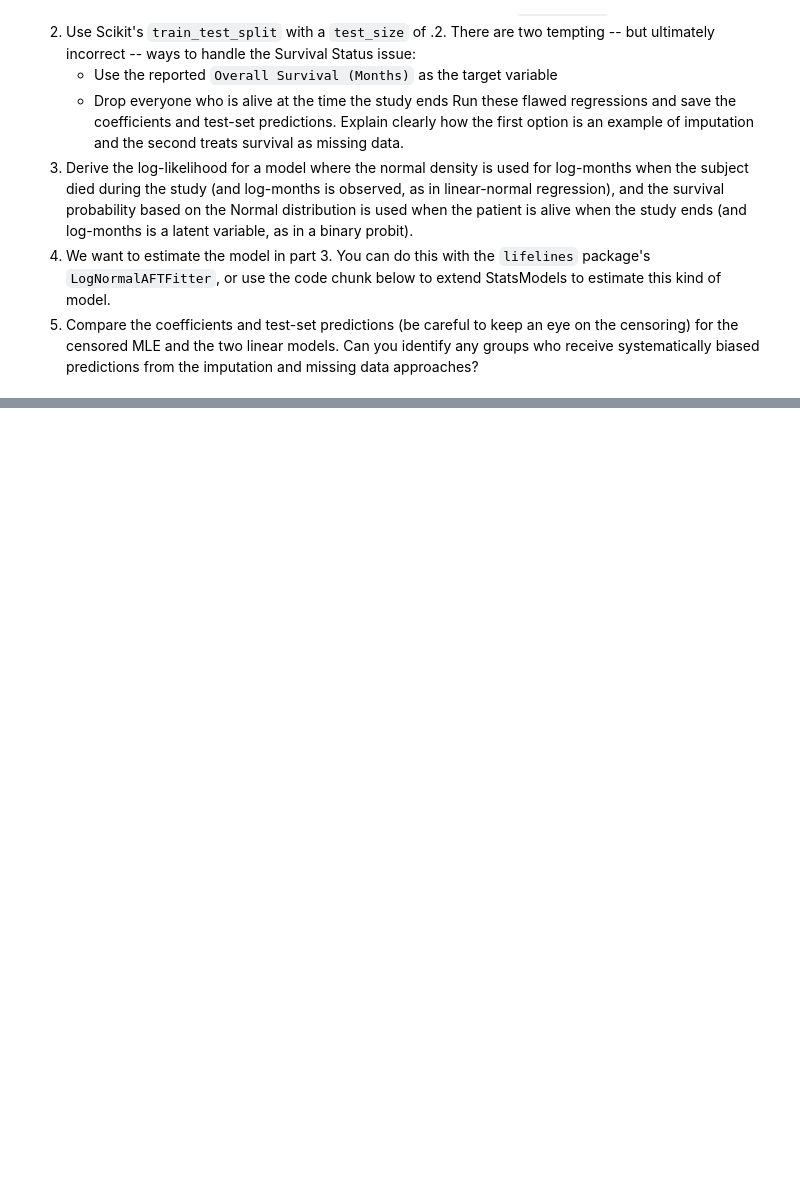
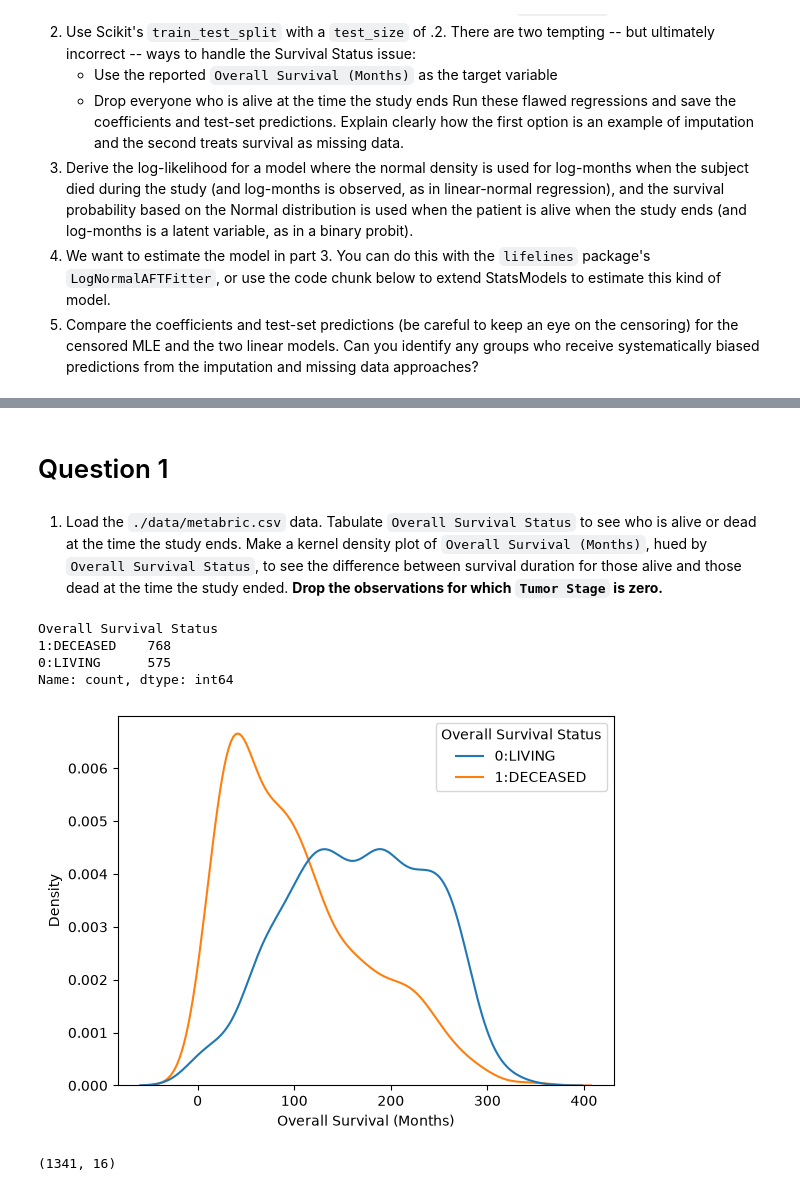
Before and after one commit to cejones8/UU_Labs, a Jupyter notebook: Lab 10/survival_lab.ipynb, the cells around one changed output, grey strips where cells are left out. Saved outputs shown, nothing was run; the diff lists cells and outputs as text; code cells hidden in the pictures; blank space fills up the shorter version.

Commit message:
question 1

```diff
--- a/Lab 10/survival_lab.ipynb
+++ b/Lab 10/survival_lab.ipynb
@@ -58,0 +61,33 @@ print(mle.summary())
+# %% [markdown]
+# Question 1
+# %% [markdown]
+1. Load the `./data/metabric.csv` data. Tabulate `Overall Survival Status` to see who is alive or dead at the time the study ends. Make a kernel density plot of `Overall Survival (Months)`, hued by `Overall Survival Status`, to see the difference between survival duration for those alive and those dead at the time the study ended. **Drop the observations for which `Tumor Stage` is zero.**
+# %%
+import numpy as np
+import pandas as pd
+import seaborn as sns
+import matplotlib.pyplot as plt
+from scipy.stats import norm
+from sklearn.model_selection import train_test_split
+import statsmodels.api as sm
+from statsmodels.base.model import GenericLikelihoodModel
+
+df = pd.read_csv("./metabric.csv")
+print(df["Overall Survival Status"].value_counts())
+# %% [output]
+Overall Survival Status
+1:DECEASED    768
+0:LIVING      575
+Name: count, dtype: int64
+# %%
+sns.kdeplot(data=df, x="Overall Survival (Months)", hue="Overall Survival Status", common_norm=False)
+plt.show()
+# %% [output]
+[figure, added]
+# %%
+df = df[df["Tumor Stage"] != 0].copy()
+df["event"] = df["Overall Survival Status"].str.startswith("1").astype(int)
+df["log_months"] = np.log(df["Overall Survival (Months)"])
+print(df.shape)
+# %% [output]
+(1341, 16)
```
Also changed, not shown: parts of 3 cells of this notebook.
